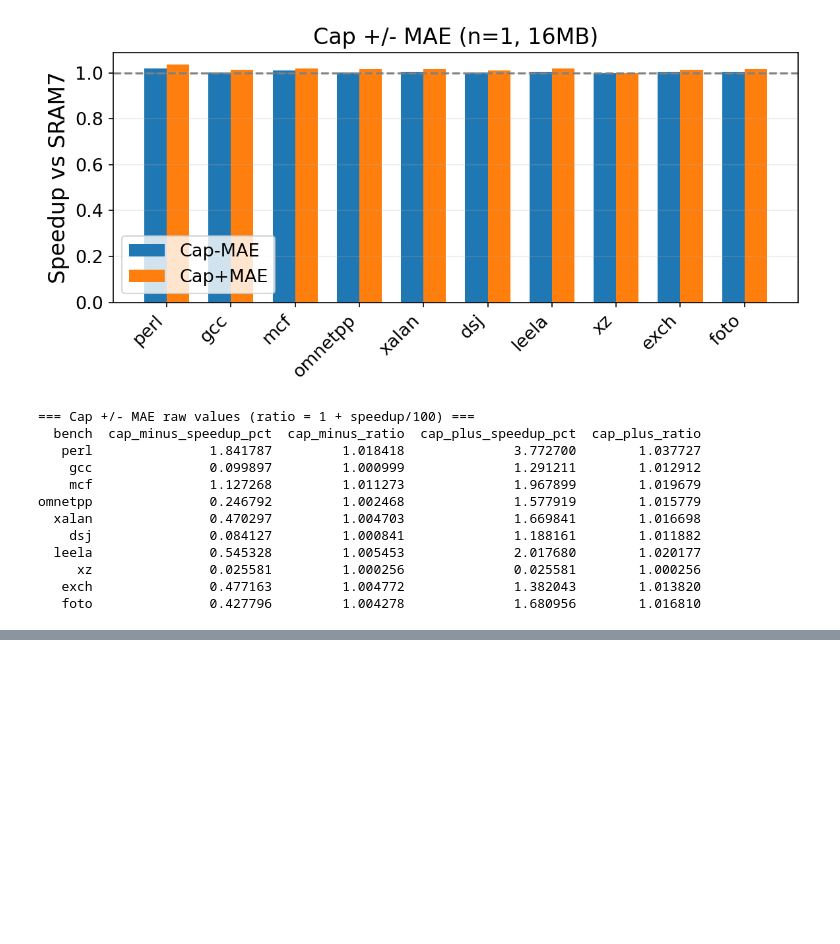
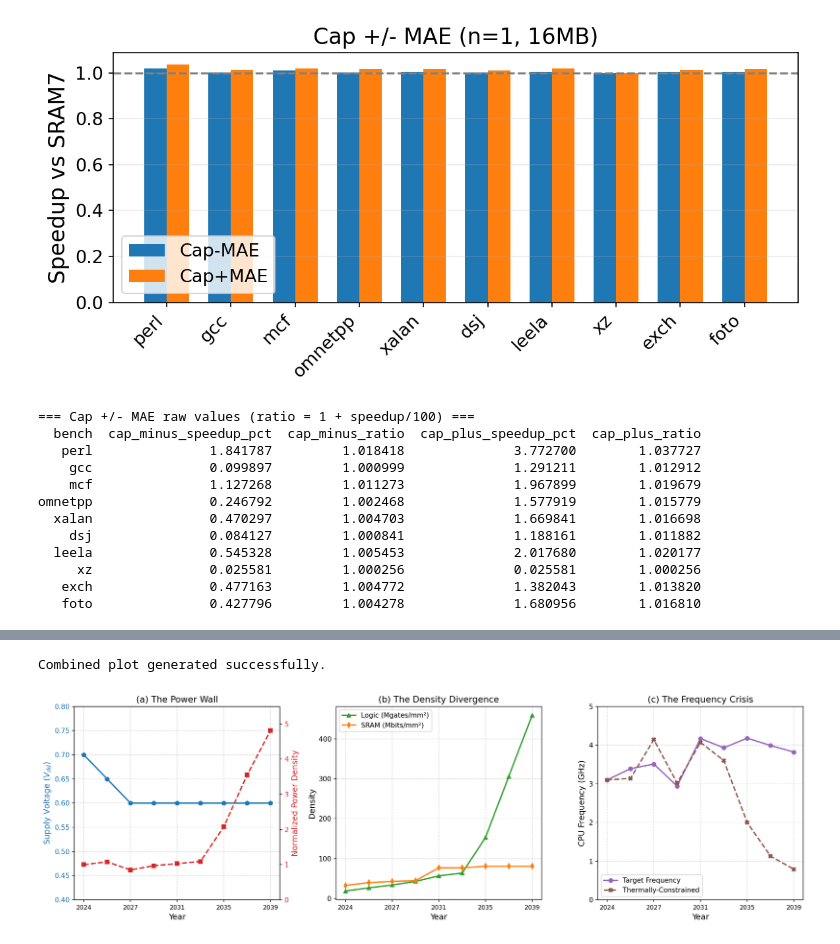
Before and after one commit to shinsakukataoka/mx3, a Jupyter notebook: notebooks/data_exploration.ipynb, the cells around one changed output, grey strips where cells are left out. Cells and saved outputs as stored; diff of their text form; code cells hidden in the pictures; blank space fills up the shorter version.

```diff
--- a/notebooks/data_exploration.ipynb
+++ b/notebooks/data_exploration.ipynb
@@ -1682,0 +4438,64 @@ omnetpp               0.246792         1.002468              1.577919        1.0
+# %%
+import matplotlib.pyplot as plt
+import numpy as np
+
+# Data
+years = ['2024', '2025', '2027', '2029', '2031', '2033', '2035', '2037', '2039']
+vdd = [0.7, 0.65, 0.6, 0.6, 0.6, 0.6, 0.6, 0.6, 0.6]
+power_density = [1.0, 1.08, 0.85, 0.97, 1.03, 1.09, 2.08, 3.55, 4.81]
+logic_density = [19, 27, 34, 43, 57, 64, 153, 306, 459]
+sram_density = [33, 40, 43, 45, 77, 77, 81, 81, 81]
+target_freq = [3.10, 3.39, 3.51, 2.94, 4.17, 3.93, 4.18, 3.99, 3.82]
+constrained_freq = [3.10, 3.14, 4.14, 3.02, 4.07, 3.60, 2.00, 1.13, 0.79]
+
+# Setup Figure
+fig, axes = plt.subplots(1, 3, figsize=(16, 5))
+
+# --- Plot (a): Voltage vs Power Density ---
+ax1 = axes[0]
+color1 = 'tab:blue'
+ax1.set_xlabel('Year')
+ax1.set_ylabel('Supply Voltage ($V_{dd}$)', color=color1)
+ax1.plot(years, vdd, marker='o', color=color1, linewidth=2, label='Vdd (V)')
+ax1.tick_params(axis='y', labelcolor=color1)
+ax1.set_ylim(0.4, 0.8)
+ax1.grid(True, linestyle='--', alpha=0.5)
+
+ax2 = ax1.twinx()
+color2 = 'tab:red'
+ax2.set_ylabel('Normalized Power Density', color=color2)
+ax2.plot(years, power_density, marker='s', color=color2, linewidth=2, linestyle='--', label='Power Density')
+ax2.tick_params(axis='y', labelcolor=color2)
+ax2.set_ylim(0, 5.5)
+ax1.set_title('(a) The Power Wall')
+ax1.set_xticks(years[::2]) # Reduce x-tick clutter
+
+# --- Plot (b): Logic vs SRAM Density ---
+ax3 = axes[1]
+ax3.plot(years, logic_density, marker='^', color='tab:green', linewidth=2, label='Logic (Mgates/mm²)')
+ax3.plot(years, sram_density, marker='d', color='tab:orange', linewidth=2, label='SRAM (Mbits/mm²)')
+ax3.set_xlabel('Year')
+ax3.set_ylabel('Density')
+ax3.set_title('(b) The Density Divergence')
+ax3.legend(loc='upper left')
+ax3.grid(True, linestyle='--', alpha=0.5)
+ax3.set_xticks(years[::2])
+
+# --- Plot (c): Frequency Collapse ---
+ax4 = axes[2]
+ax4.plot(years, target_freq, marker='o', color='tab:purple', linewidth=2, label='Target Frequency')
+ax4.plot(years, constrained_freq, marker='X', color='tab:brown', linewidth=2, linestyle='--', label='Thermally-Constrained')
+ax4.set_xlabel('Year')
+ax4.set_ylabel('CPU Frequency (GHz)')
+ax4.set_title('(c) The Frequency Crisis')
+ax4.legend(loc='lower left')
+ax4.grid(True, linestyle='--', alpha=0.5)
+ax4.set_ylim(0, 5)
+ax4.set_xticks(years[::2])
+
+fig.tight_layout()
+plt.savefig('irds_combined_trends.png', dpi=300)
+print("Combined plot generated successfully.")
+# %% [output]
+Combined plot generated successfully.
+[figure, added]
```
Also changed, not shown: parts of 24 cells of this notebook, 16 other files.
